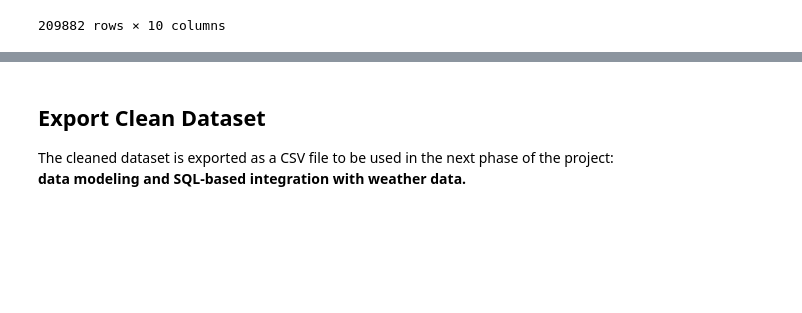
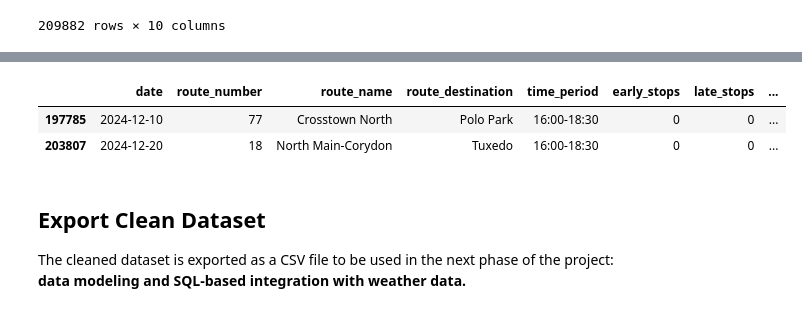
Before and after one commit to renatoblandi/winnipeg-transit-data-pipeline, a Jupyter notebook: data_preparation/bus/02_bus_clean.ipynb, the cells around one changed output, grey strips where cells are left out. Saved outputs shown, nothing was run; the diff lists cells and outputs as text; code cells hidden in the pictures; blank space fills up the shorter version.

Commit message:
Fix on_time_rate calculation and handle zero-stop routes

```diff
--- a/data_preparation/bus/02_bus_clean.ipynb
+++ b/data_preparation/bus/02_bus_clean.ipynb
@@ -172,7 +173,7 @@ The `on_time_rate` metric is calculated as:
 
 The result is rounded to two decimal places for reporting and dashboard visualization.
 # %%
-df['on_time_rate'] = round(df['on_time_stops'] / df['total_stops'], 2)
+df['on_time_rate'] = round((df['early_stops'] + df['on_time_stops']) / df['total_stops'], 2)
 df
 # %% [output]
 |  | route_number | route_name | route_destination | day_type | time_period | early_stops | late_stops | ... |
@@ -299,0 +314,2 @@ df
+# %%
+df['total_stops'] = df['early_stops'] + df['late_stops'] + df['on_time_stops']
@@ -300,3 +330,16 @@ df
+# %%
+df['on_time_rate'] = df['on_time_rate'].astype('float64')
+df['on_time_rate'] = pd.to_numeric(df['on_time_rate'], errors='coerce')
+df['on_time_rate'] = df['on_time_rate'].replace([np.inf, -np.inf], np.nan)
+df['on_time_rate'] = ((df['early_stops'] + df['on_time_stops']) / df['total_stops']).round(2)
+df['on_time_rate'] = df['on_time_rate'].fillna(0)
+df['on_time_rate'] = np.where(df['total_stops'] == 0, 0, df['on_time_rate'])
+# %%
+df[df['total_stops'] == 0]
+# %% [output]
+|  | date | route_number | route_name | route_destination | time_period | early_stops | late_stops | ... |
+| 197785 | 2024-12-10 | 77 | Crosstown North | Polo Park | 16:00-18:30 | 0 | 0 | ... |
+| 203807 | 2024-12-20 | 18 | North Main-Corydon | Tuxedo | 16:00-18:30 | 0 | 0 | ... |
 # %% [markdown]
 ## Export Clean Dataset
 
```
Also changed, not shown: parts of 4 cells of this notebook.
